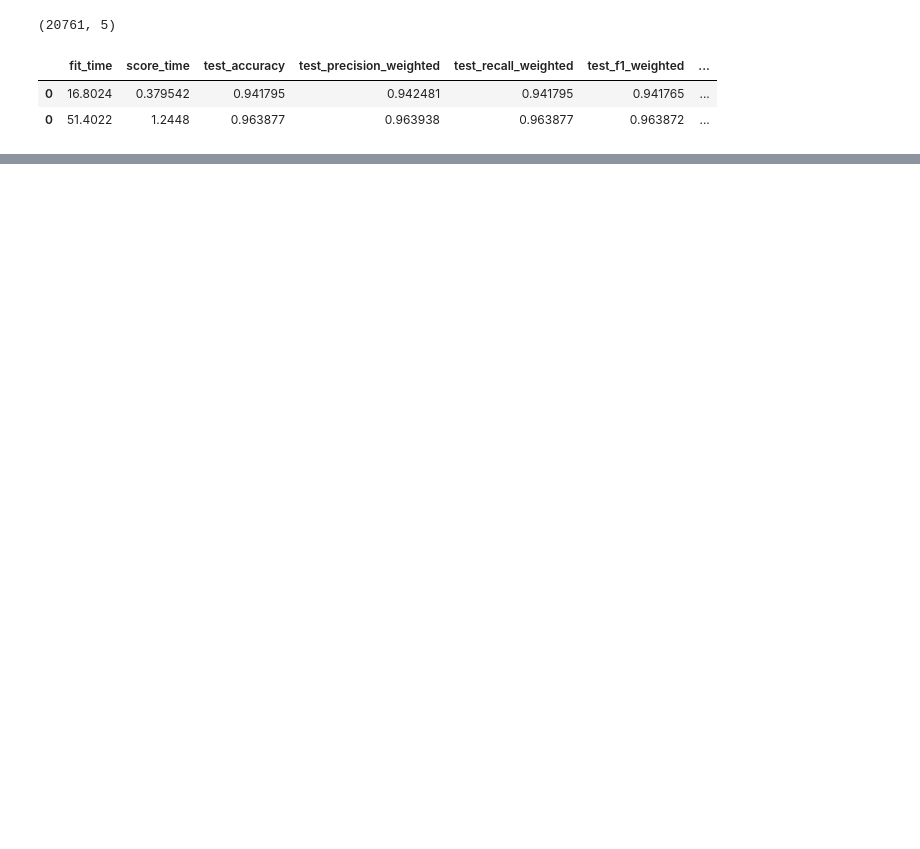
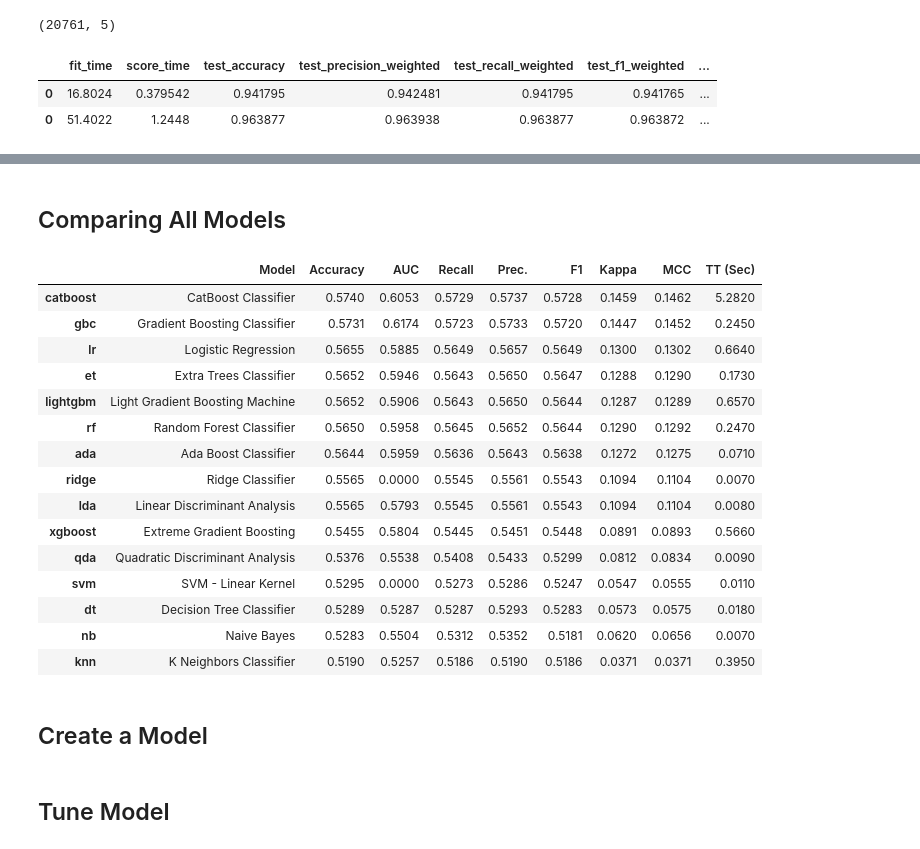
Before and after one commit to JosephTheuri/FakeNewsDetection, a Jupyter notebook: notebook/clean.ipynb, the cells around one changed output, grey strips where cells are left out. Cells and saved outputs as stored; diff of their text form; code cells hidden in the pictures; blank space fills up the shorter version.

```diff
--- a/notebook/clean.ipynb
+++ b/notebook/clean.ipynb
@@ -60,0 +161,23 @@ dtype: float64
+# %% [markdown]
+## Comparing All Models
+# %%
+top3 = compare_models(n_select = 3)
+# %% [output]
+|  | Model | Accuracy | AUC | Recall | Prec. | F1 | Kappa | MCC | TT (Sec) |
+| catboost | CatBoost Classifier | 0.5740 | 0.6053 | 0.5729 | 0.5737 | 0.5728 | 0.1459 | 0.1462 | 5.2820 |
+| gbc | Gradient Boosting Classifier | 0.5731 | 0.6174 | 0.5723 | 0.5733 | 0.5720 | 0.1447 | 0.1452 | 0.2450 |
+| lr | Logistic Regression | 0.5655 | 0.5885 | 0.5649 | 0.5657 | 0.5649 | 0.1300 | 0.1302 | 0.6640 |
+| et | Extra Trees Classifier | 0.5652 | 0.5946 | 0.5643 | 0.5650 | 0.5647 | 0.1288 | 0.1290 | 0.1730 |
+| lightgbm | Light Gradient Boosting Machine | 0.5652 | 0.5906 | 0.5643 | 0.5650 | 0.5644 | 0.1287 | 0.1289 | 0.6570 |
+| rf | Random Forest Classifier | 0.5650 | 0.5958 | 0.5645 | 0.5652 | 0.5644 | 0.1290 | 0.1292 | 0.2470 |
+| ada | Ada Boost Classifier | 0.5644 | 0.5959 | 0.5636 | 0.5643 | 0.5638 | 0.1272 | 0.1275 | 0.0710 |
+| ridge | Ridge Classifier | 0.5565 | 0.0000 | 0.5545 | 0.5561 | 0.5543 | 0.1094 | 0.1104 | 0.0070 |
+| lda | Linear Discriminant Analysis | 0.5565 | 0.5793 | 0.5545 | 0.5561 | 0.5543 | 0.1094 | 0.1104 | 0.0080 |
+| xgboost | Extreme Gradient Boosting | 0.5455 | 0.5804 | 0.5445 | 0.5451 | 0.5448 | 0.0891 | 0.0893 | 0.5660 |
+| qda | Quadratic Discriminant Analysis | 0.5376 | 0.5538 | 0.5408 | 0.5433 | 0.5299 | 0.0812 | 0.0834 | 0.0090 |
+| svm | SVM - Linear Kernel | 0.5295 | 0.0000 | 0.5273 | 0.5286 | 0.5247 | 0.0547 | 0.0555 | 0.0110 |
+| dt | Decision Tree Classifier | 0.5289 | 0.5287 | 0.5287 | 0.5293 | 0.5283 | 0.0573 | 0.0575 | 0.0180 |
+| nb | Naive Bayes | 0.5283 | 0.5504 | 0.5312 | 0.5352 | 0.5181 | 0.0620 | 0.0656 | 0.0070 |
+| knn | K Neighbors Classifier | 0.5190 | 0.5257 | 0.5186 | 0.5190 | 0.5186 | 0.0371 | 0.0371 | 0.3950 |
+# %% [markdown]
+## Create a Model
@@ -60,0 +186,2 @@ dtype: float64
+# %% [markdown]
+## Tune Model
```
Also changed, not shown: parts of 25 cells of this notebook, 30 other files.
